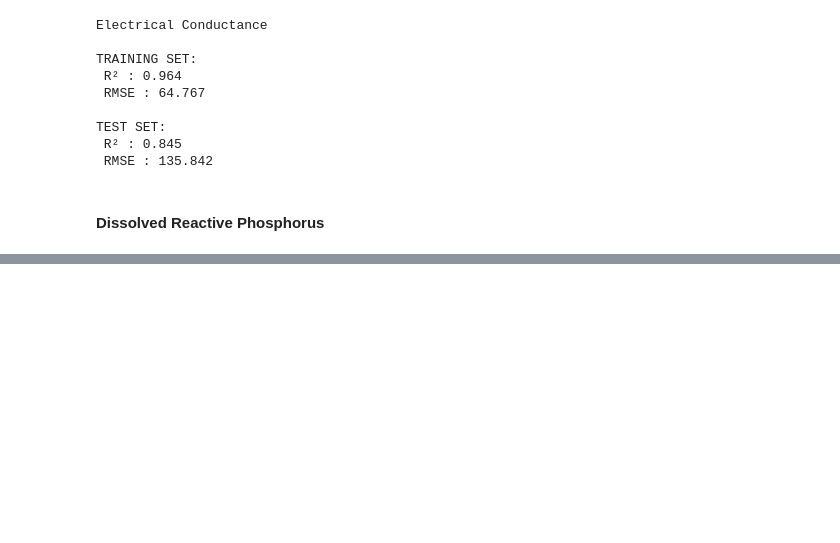
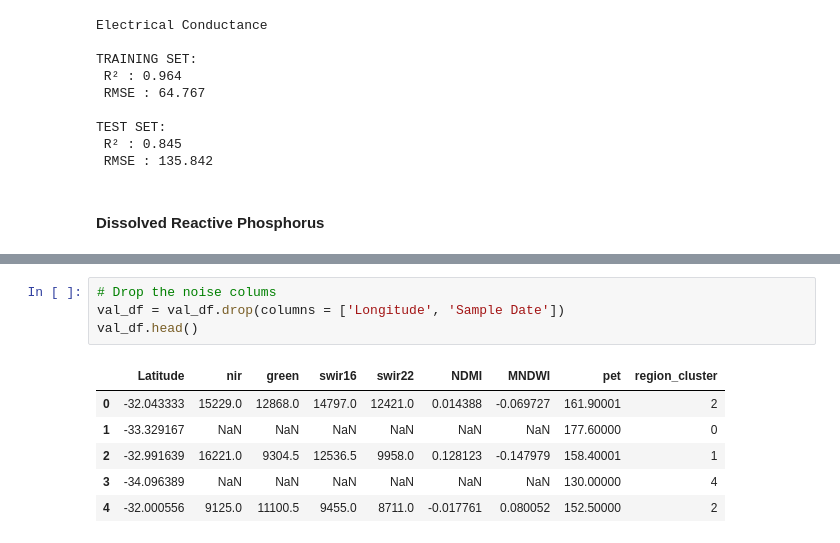
Before and after one commit to TonnieD/EY_AI_-_Data_Challenge, a Jupyter notebook: xgboost.ipynb, the cells around one changed output, grey strips where cells are left out. Drawn from its saved outputs; the diff is of its cells as text; blank space fills up the shorter version.

```diff
--- a/xgboost.ipynb
+++ b/xgboost.ipynb
@@ -285,0 +357,11 @@ TEST SET:
+# %%
+# Drop the noise colums
+val_df = val_df.drop(columns = ['Longitude', 'Sample Date'])
+val_df.head()
+# %% [output]
+|  | Latitude | nir | green | swir16 | swir22 | NDMI | MNDWI | pet | region_cluster |
+| 0 | -32.043333 | 15229.0 | 12868.0 | 14797.0 | 12421.0 | 0.014388 | -0.069727 | 161.90001 | 2 |
+| 1 | -33.329167 | NaN | NaN | NaN | NaN | NaN | NaN | 177.60000 | 0 |
+| 2 | -32.991639 | 16221.0 | 9304.5 | 12536.5 | 9958.0 | 0.128123 | -0.147979 | 158.40001 | 1 |
+| 3 | -34.096389 | NaN | NaN | NaN | NaN | NaN | NaN | 130.00000 | 4 |
+| 4 | -32.000556 | 9125.0 | 11100.5 | 9455.0 | 8711.0 | -0.017761 | 0.080052 | 152.50000 | 2 |
```
Also changed, not shown: parts of 14 cells of this notebook, 3 other files.
